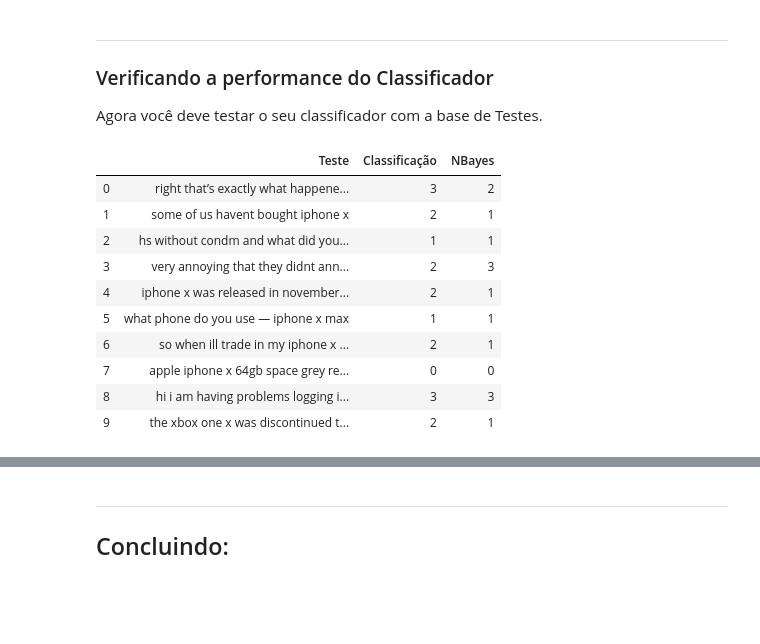
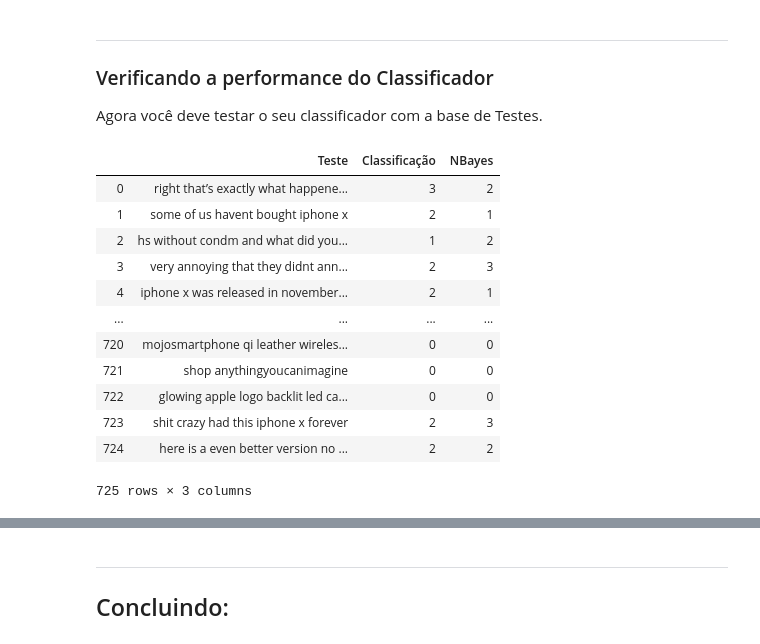
Before and after one commit to RodrigoGCoelhoo/P1_Twitter_CDados, a Jupyter notebook: Projeto1_Classificador_layout.ipynb, the cells around one changed output, grey strips where cells are left out. Cells and saved outputs as stored; diff of their text form; code cells hidden in the pictures; blank space fills up the shorter version.

```diff
--- a/Projeto1_Classificador_layout.ipynb
+++ b/Projeto1_Classificador_layout.ipynb
@@ -260,19 +264,23 @@ ___
 
 Agora você deve testar o seu classificador com a base de Testes.
 # %%
+# Aplicando a função Naive Bayes ao DataFrame de Teste
+
+test.loc[:,'NBayes'] = 0
 for i in range(len(test)):
-    test.at[i,'Teste'] = cleanup(test.Teste[i]).lower()
-
-test.head(10)
+    test.iloc[i,2] = naive_bayes(test.Teste[i])
+test
 # %% [output]
 |  | Teste | Classificação | NBayes |
 | 0 | right that’s exactly what happene... | 3 | 2 |
 | 1 | some of us havent bought iphone x | 2 | 1 |
-| 2 | hs without condm and what did you... | 1 | 1 |
+| 2 | hs without condm and what did you... | 1 | 2 |
 | 3 | very annoying that they didnt ann... | 2 | 3 |
 | 4 | iphone x was released in november... | 2 | 1 |
-| 5 | what phone do you use — iphone x max | 1 | 1 |
-| 6 | so when ill trade in my iphone x ... | 2 | 1 |
-| 7 | apple iphone x 64gb space grey re... | 0 | 0 |
-| 8 | hi i am having problems logging i... | 3 | 3 |
-| 9 | the xbox one x was discontinued t... | 2 | 1 |
+| ... | ... | ... | ... |
+| 720 | mojosmartphone qi leather wireles... | 0 | 0 |
+| 721 | shop anythingyoucanimagine | 0 | 0 |
+| 722 | glowing apple logo backlit led ca... | 0 | 0 |
+| 723 | shit crazy had this iphone x forever | 2 | 3 |
+| 724 | here is a even better version no ... | 2 | 2 |
+725 rows × 3 columns
```
Also changed, not shown: parts of 25 cells of this notebook.
